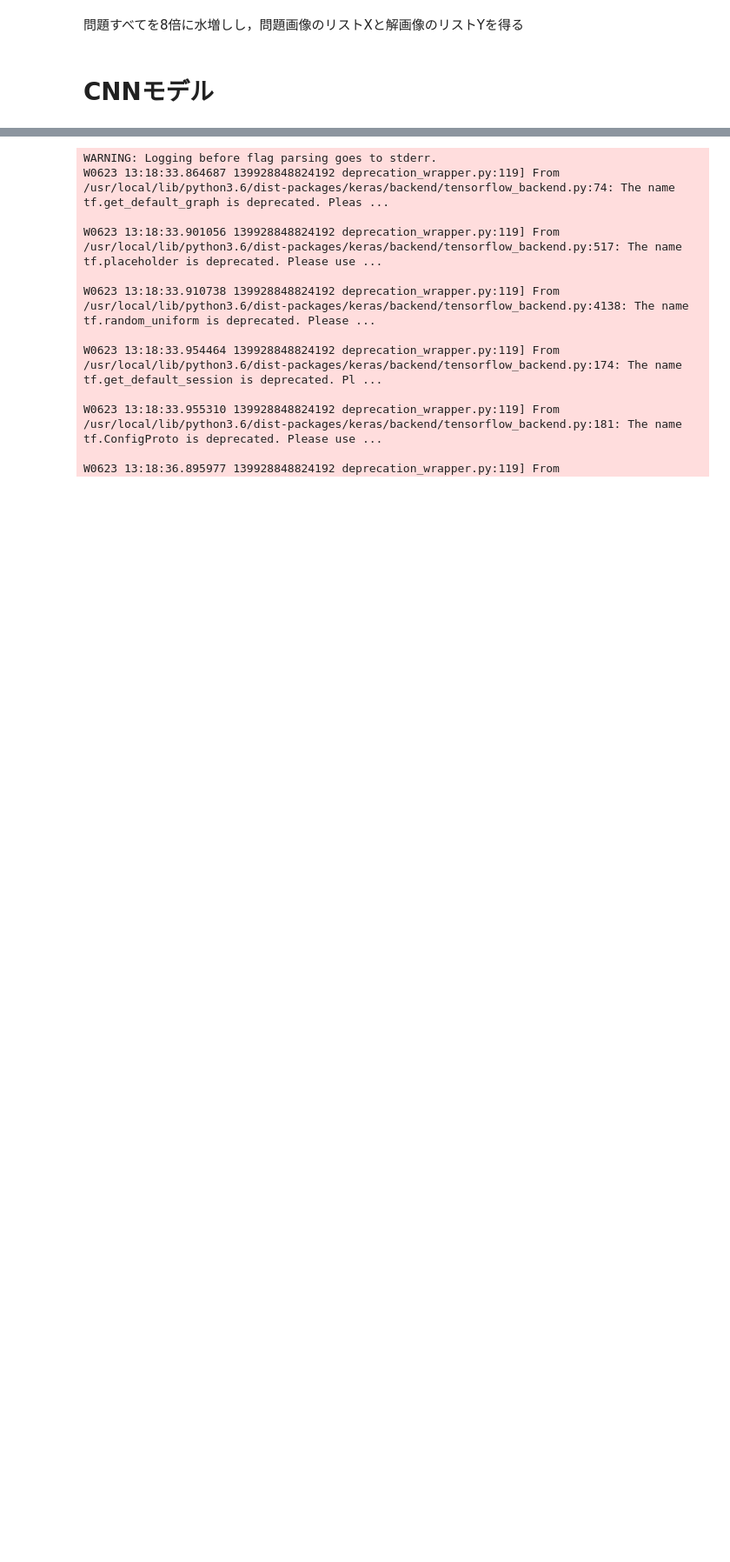
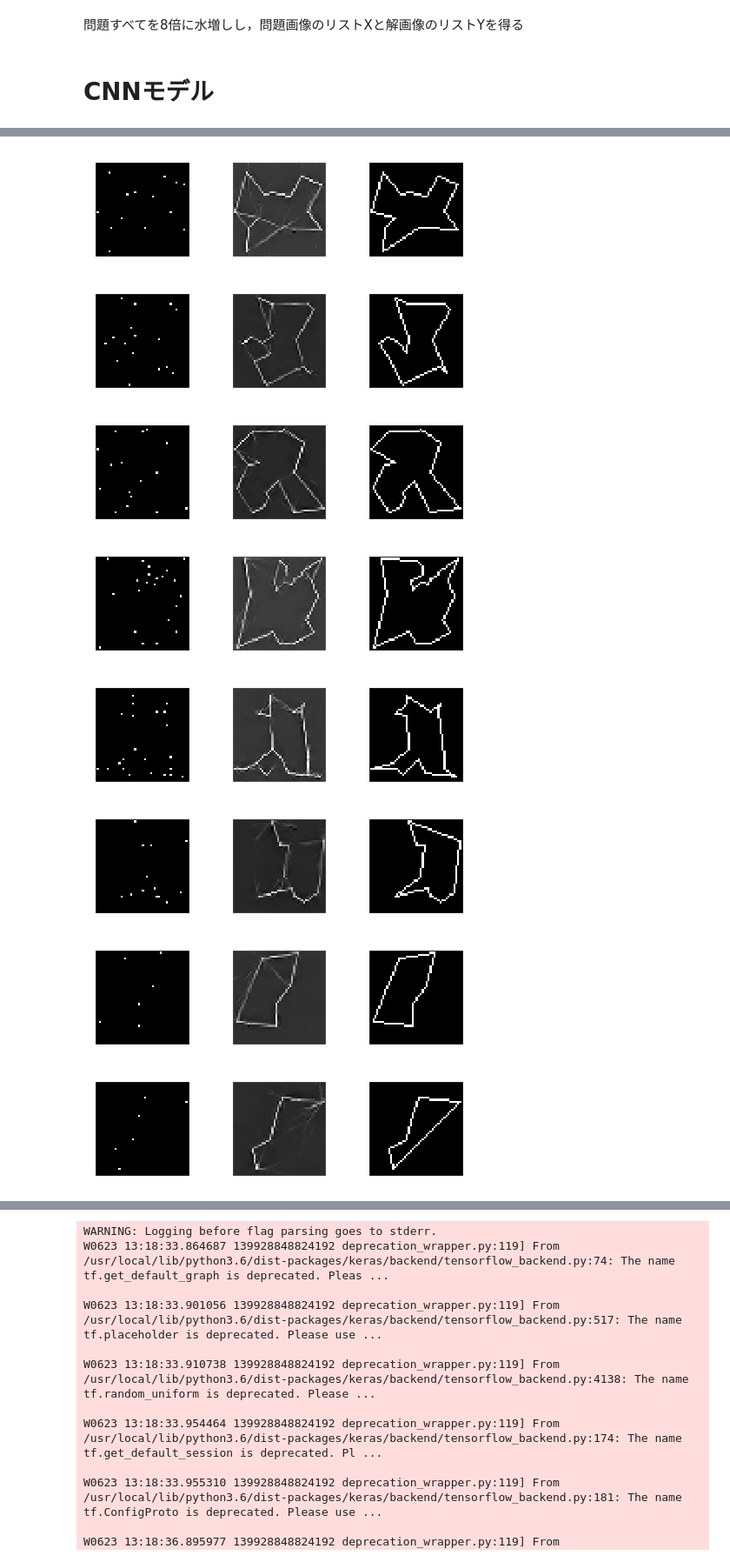
Before and after one commit to aquapathos/Demo, a Jupyter notebook: TSPmini.ipynb, the cells around one changed output, grey strips where cells are left out. Shown: that part at 87% size. Saved outputs shown, nothing was run; the diff lists cells and outputs as text; code cells hidden in the pictures; blank space fills up the shorter version.

```diff
--- a/TSPmini.ipynb
+++ b/TSPmini.ipynb
@@ -268,0 +658,33 @@ for atsp in train:
+# %%
+def test(X,Y,model):
+    output = model.predict(X.reshape(1,48,48,1))
+    # output = (output*255).astype(np.uint8)
+    output = np.ndarray.flatten(output)
+    output = output.reshape(48,48)
+    fig = plt.figure(figsize=(8,2))
+    subplot = fig.add_subplot(1,3,1)
+    subplot.set_xticks([])
+    subplot.set_yticks([])
+    subplot.imshow(255-X.reshape(48,48),cmap=plt.cm.binary)
+    subplot = fig.add_subplot(1,3,2)
+    subplot.set_xticks([])
+    subplot.set_yticks([])
+    output = (output-output.min())/(output.max()-output.min())
+    subplot.imshow(1-output,cmap=plt.cm.binary)
+    subplot = fig.add_subplot(1,3,3)
+    subplot.set_xticks([])
+    subplot.set_yticks([])
+    subplot.imshow(255-Y.reshape(48,48),cmap=plt.cm.binary)
+
+for i in range(10):
+    (_,_,img,simg) = train[i+249]
+    test(img,simg,orig_model)
+# %% [output]
+[figure, added]
+[figure, added]
+[figure, added]
+[figure, added]
+[figure, added]
+[figure, added]
+[figure, added]
+[figure, added]
```
Also changed, not shown: parts of 30 cells of this notebook.
